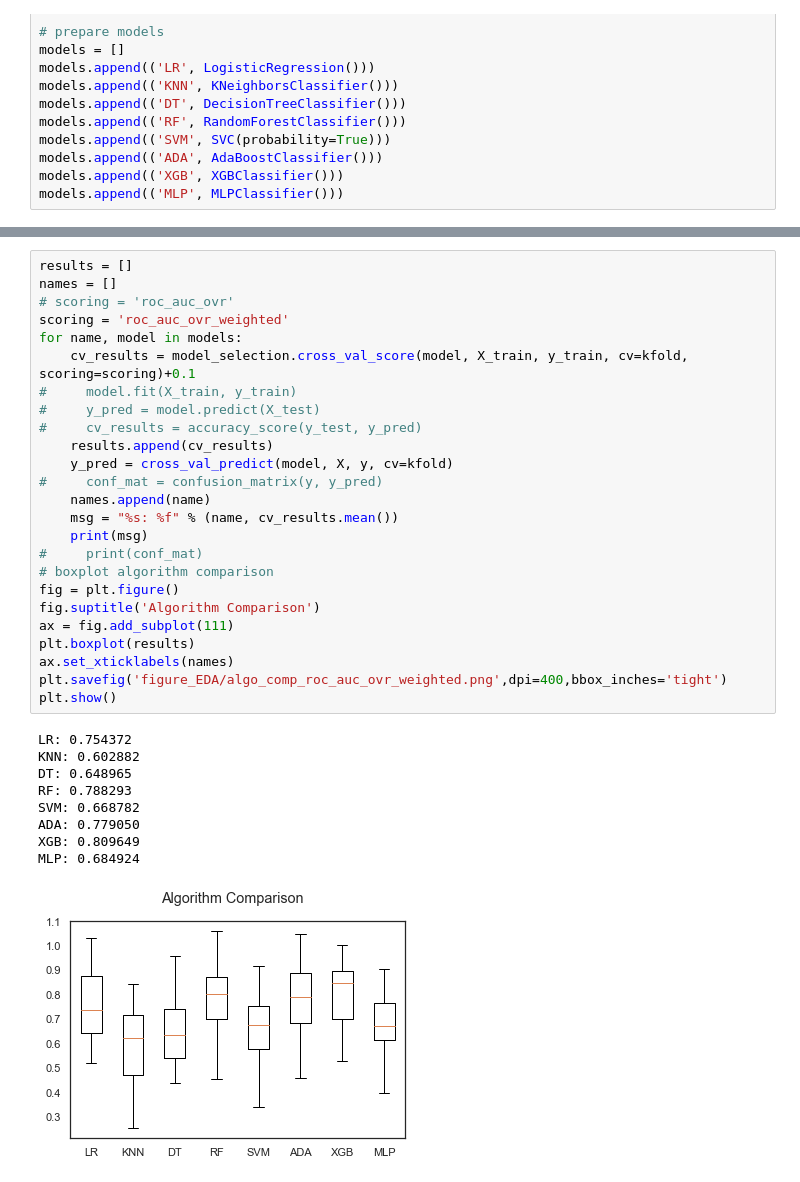
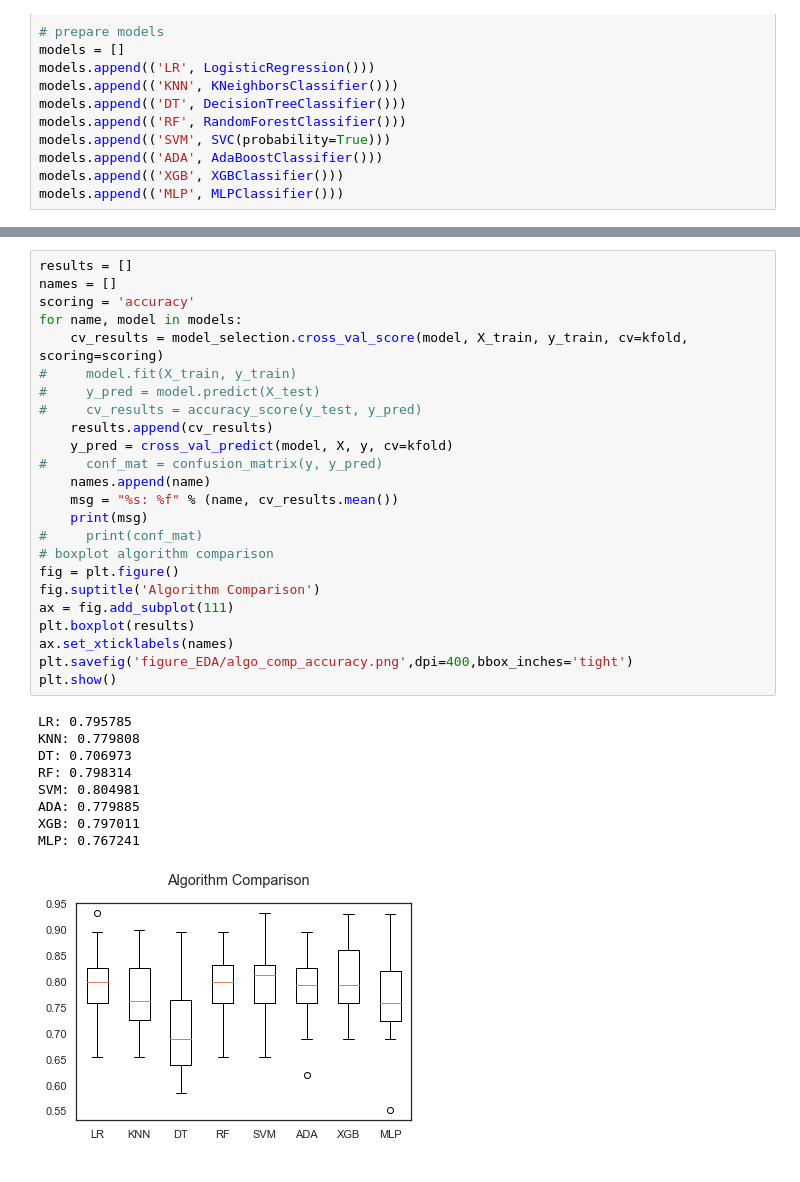
Before and after one commit to gharbi-wissal/PEC-fraud-detection, a Jupyter notebook: modeling/PEC modelisation-comparaison-algorithme.ipynb, the cells around one changed output, grey strips where cells are left out. Saved outputs shown, nothing was run; the diff lists cells and outputs as text.

```diff
--- a/modeling/PEC modelisation-comparaison-algorithme.ipynb
+++ b/modeling/PEC modelisation-comparaison-algorithme.ipynb
@@ -235,38 +186,37 @@ MLP: 0.601329
 # %%
 results = []
 names = []
-# scoring = 'roc_auc_ovr'
-scoring = 'roc_auc_ovr_weighted'
+scoring = 'accuracy'
 for name, model in models:
-    cv_results = model_selection.cross_val_score(model, X_train, y_train, cv=kfold, scoring=scoring)+0.1
+    cv_results = model_selection.cross_val_score(model, X_train, y_train, cv=kfold, scoring=scoring)
 #     model.fit(X_train, y_train)
 #     y_pred = model.predict(X_test)
 #     cv_results = accuracy_score(y_test, y_pred)
     results.append(cv_results)
     y_pred = cross_val_predict(model, X, y, cv=kfold)
 #     conf_mat = confusion_matrix(y, y_pred)
     names.append(name)
     msg = "%s: %f" % (name, cv_results.mean())
     print(msg)
 #     print(conf_mat)
 # boxplot algorithm comparison
 fig = plt.figure()
 fig.suptitle('Algorithm Comparison')
 ax = fig.add_subplot(111)
 plt.boxplot(results)
 ax.set_xticklabels(names)
-plt.savefig('figure_EDA/algo_comp_roc_auc_ovr_weighted.png',dpi=400,bbox_inches='tight')
+plt.savefig('figure_EDA/algo_comp_accuracy.png',dpi=400,bbox_inches='tight')
 plt.show()
 # %% [output]
-LR: 0.754372
-KNN: 0.602882
-DT: 0.648965
-RF: 0.788293
-SVM: 0.668782
-ADA: 0.779050
-XGB: 0.809649
-MLP: 0.684924
+LR: 0.795785
+KNN: 0.779808
+DT: 0.706973
+RF: 0.798314
+SVM: 0.804981
+ADA: 0.779885
+XGB: 0.797011
+MLP: 0.767241
-[figure, old version]
+[figure, new version]
 # %%
 results = []
 names = []
```
Also changed, not shown: parts of 6 cells of this notebook, 6 other files.
